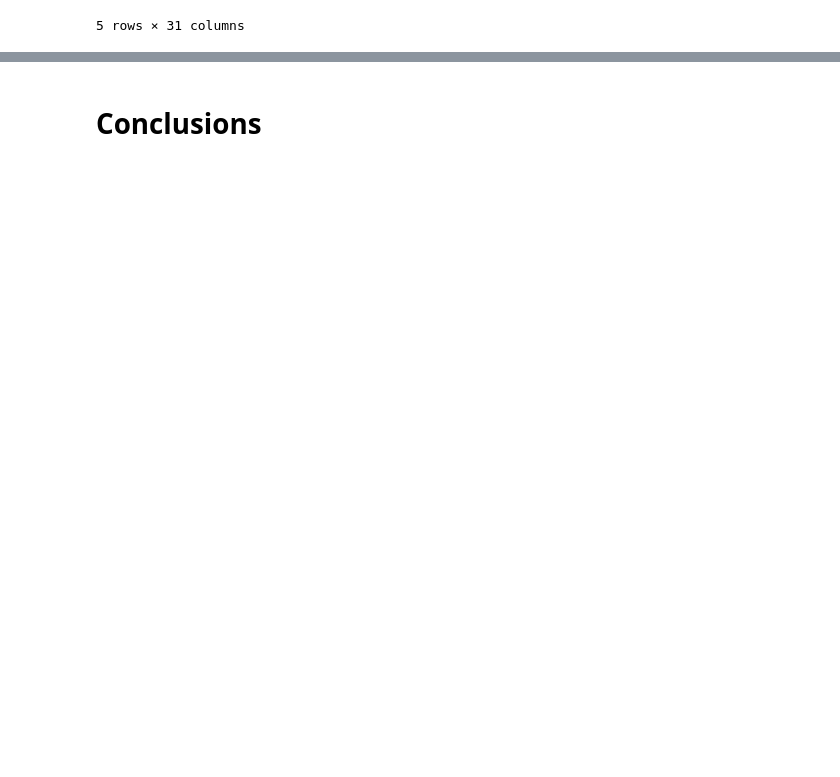
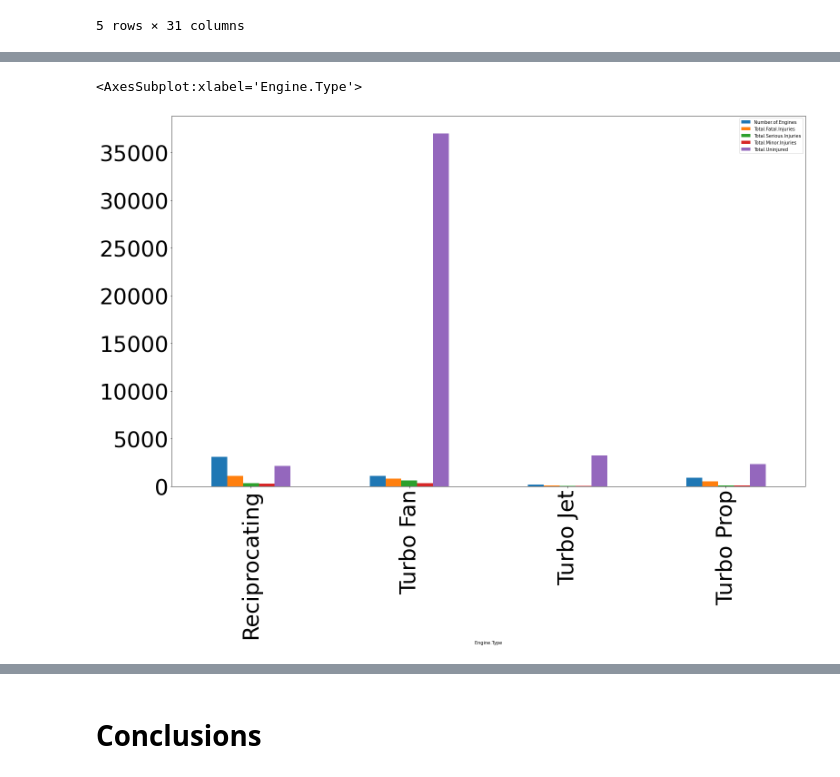
Before and after one commit to josh-g-grimes/Aviation-Data, a Jupyter notebook: notebook.ipynb, the cells around one changed output, grey strips where cells are left out. Saved outputs shown, nothing was run; the diff lists cells and outputs as text; code cells hidden in the pictures; blank space fills up the shorter version.

```diff
--- a/notebook.ipynb
+++ b/notebook.ipynb
@@ -303,0 +251,3 @@ ax1.bar(adturbo['Make'], adturbo['Total.Fatal.Injuries'])
+# %%
+adne = adpj[(adpj['Number.of.Engines'] != 1.0)]
+adne.head()
@@ -303,0 +278,6 @@ ax1.bar(adturbo['Make'], adturbo['Total.Fatal.Injuries'])
+# %%
+adet = adne[(adne['Engine.Type'] == 'Reciprocating') | (adne['Engine.Type'] == 'Turbo Fan')|(adne['Engine.Type'] == 'Turbo Jet')|(adne['Engine.Type'] == 'Turbo Prop')]
+adet.groupby(['Engine.Type']).sum().plot(kind="bar", figsize=(25,15), fontsize=48)
+# %% [output]
+<AxesSubplot:xlabel='Engine.Type'>
+[figure, added]
```
Also changed, not shown: parts of 99 cells of this notebook.
